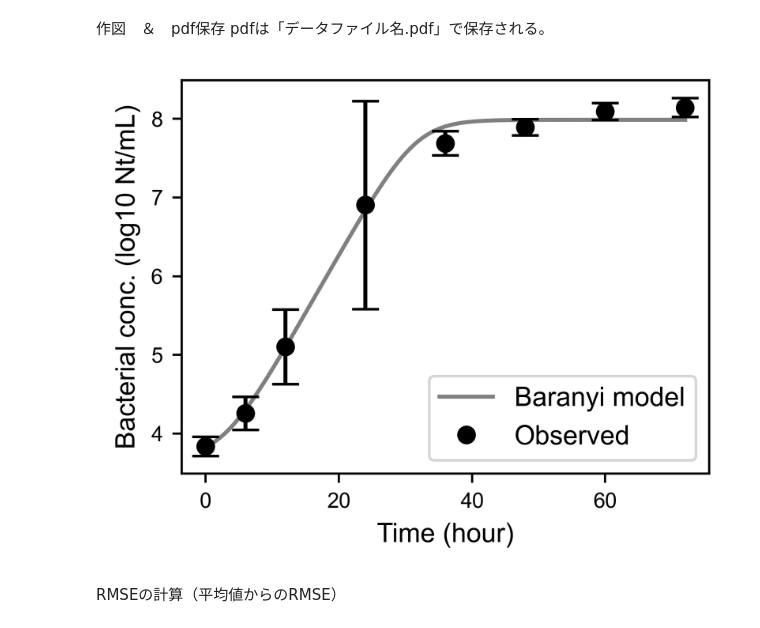
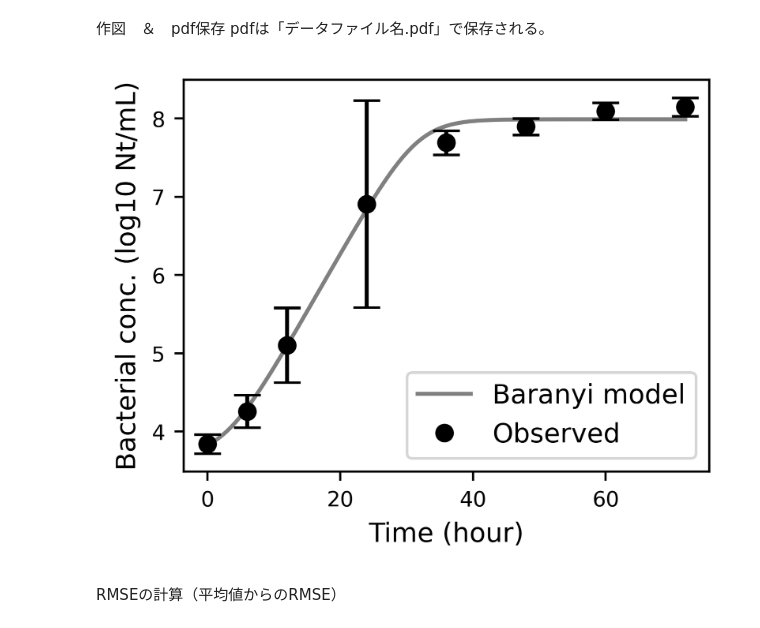
Before and after one commit to Hiroki-Abe/Baranyi_fitting, a Jupyter notebook: Baranyi fitting/Baranyi fitting (curve_fit).ipynb, the cells around one changed output. Cells and saved outputs as stored; diff of their text form; code cells hidden in the pictures.

```diff
--- a/Baranyi fitting/Baranyi fitting (curve_fit).ipynb
+++ b/Baranyi fitting/Baranyi fitting (curve_fit).ipynb
@@ -47,6 +47,6 @@ def func(x, logN0_baranyi, logN_max_baranyi, mu_baranyi, lambda_baranyi):
 curve_fit（最小二乗法）を使って非線形回帰
 para_predにパラメータ(logN0_baranyi, logN_max_baranyi, mu_baranyi, lambda_baranyiの順番)、covに共分散が保存される。
 # %%
-para_pred, cov = curve_fit(func,x_data,y_data)
+para_pred, cov = curve_fit(func, x_data, y_data, p0=[3.5, 8, 0, 2.5])
 para_pred
 # %% [output]
@@ -70,25 +70,24 @@ y_pred = func(time_interval, para_pred[0], para_pred[1], para_pred[2], para_pred
 pdfは「データファイル名.pdf」で保存される。
 # %%
 plt.figure(figsize=(9*0.393701,9*0.393701*3/4), dpi=500)
-plt.rcParams["font.family"] = "Arial"
 
 plt.xticks(size=8)
 plt.yticks(size=8)
-plt.xlabel("Time (hour)",size=10,fontname="Arial")
-plt.ylabel("Bacterial conc. (log10 Nt/mL)",size=10,fontname="Arial")
+plt.xlabel("Time (hour)",size=10)
+plt.ylabel("Bacterial conc. (log10 Nt/mL)",size=10)
 
 plt.plot(time_interval, y_pred, color='gray', label='Baranyi model' )
 plt.errorbar(data['time'], data['logN'], yerr=y_sd, fmt="none", color='black', capsize = 5)
 
 plt.plot(data['time'], data['logN'], lw=0, marker='o', color='black', label='Observed')
 
 plt.legend()
 
 plt.savefig(datafile_name.replace('.csv', '.pdf'), bbox_inches="tight", dpi=500)
 
 plt.show()
 # %% [output]
-[figure, old version]
+[figure, new version]
 # %% [markdown]
 RMSEの計算（平均値からのRMSE）
 # %%
```
Also changed, not shown: parts of 2 cells of this notebook.
